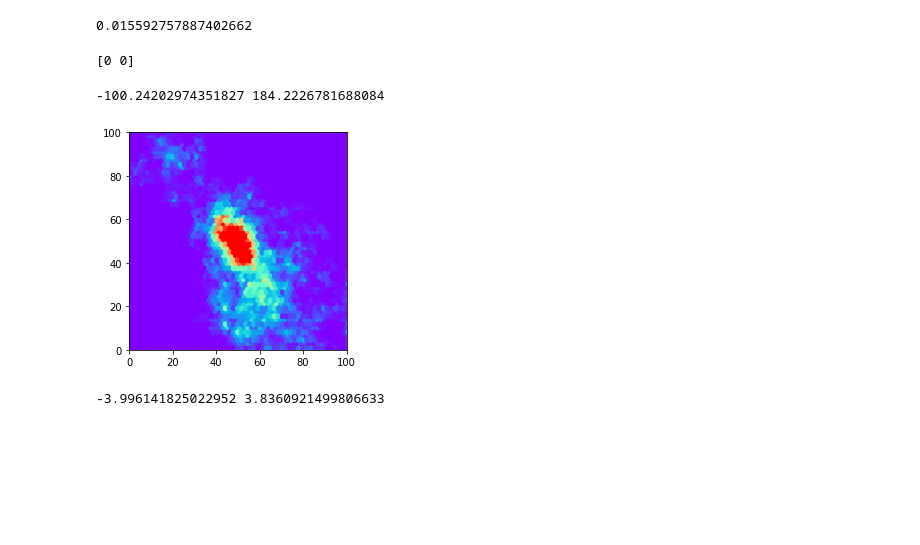
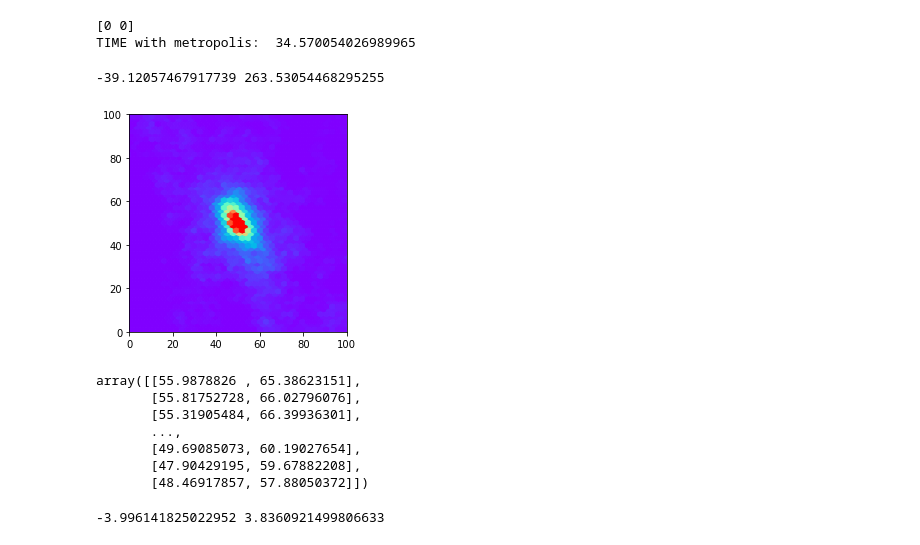
Before and after one commit to miguelverdugo/astromodels, a Jupyter notebook: notebooks/metropolis_hasting.ipynb, the cells around one changed output. Saved outputs shown, nothing was run; the diff lists cells and outputs as text; code cells hidden in the pictures; blank space fills up the shorter version.

Commit message:
samplers tested for speed and functionality

```diff
--- a/notebooks/metropolis_hasting.ipynb
+++ b/notebooks/metropolis_hasting.ipynb
@@ -81,24 +82,30 @@ def density1(z):
 # %%
 mod = Sersic2D(amplitude = 1, r_eff = 25, n=4, x_0=50, y_0=50,
                ellip=.5, theta=-1)
-
-x = )
-# %% [output]
-0.015592757887402662
-# %%
-samples = metropolis_hastings2D(mod, size=40000)
-# %% [output]
-[0 0]
+# %%
+start_time = timeit.default_timer()
+samples = metropolis_hastings2D(mod, size=100000)
+print("TIME with metropolis: ", timeit.default_timer() - start_time)
+# %% [output]
+[0 0]
+TIME with metropolis:  34.570054026989965
 # %%
 print(np.min(samples), np.max(samples))
-plt.hexbin(samples[:,0], samples[:,1], cmap='rainbow', vmax=100)
+plt.hexbin(samples[:,0], samples[:,1], cmap='rainbow', vmax=1000)
 plt.gca().set_aspect('equal', adjustable='box')
 plt.xlim([0, 100])
 plt.ylim([0, 100])
 plt.show()
 # %% [output]
--100.24202974351827 184.2226781688084
+-39.12057467917739 263.53054468295255
-[figure, old version]
+[figure, new version]
+array([[55.9878826 , 65.38623151],
+       [55.81752728, 66.02796076],
+       [55.31905484, 66.39936301],
+       ...,
+       [49.69085073, 60.19027654],
+       [47.90429195, 59.67882208],
+       [48.46917857, 57.88050372]])
 # %%
 print(np.min(samples), np.max(samples))
 plt.hexbin(samples[:,0], samples[:,1], cmap='rainbow', vmax=100)
```
Also changed, not shown: parts of 7 cells of this notebook, 4 other files.
